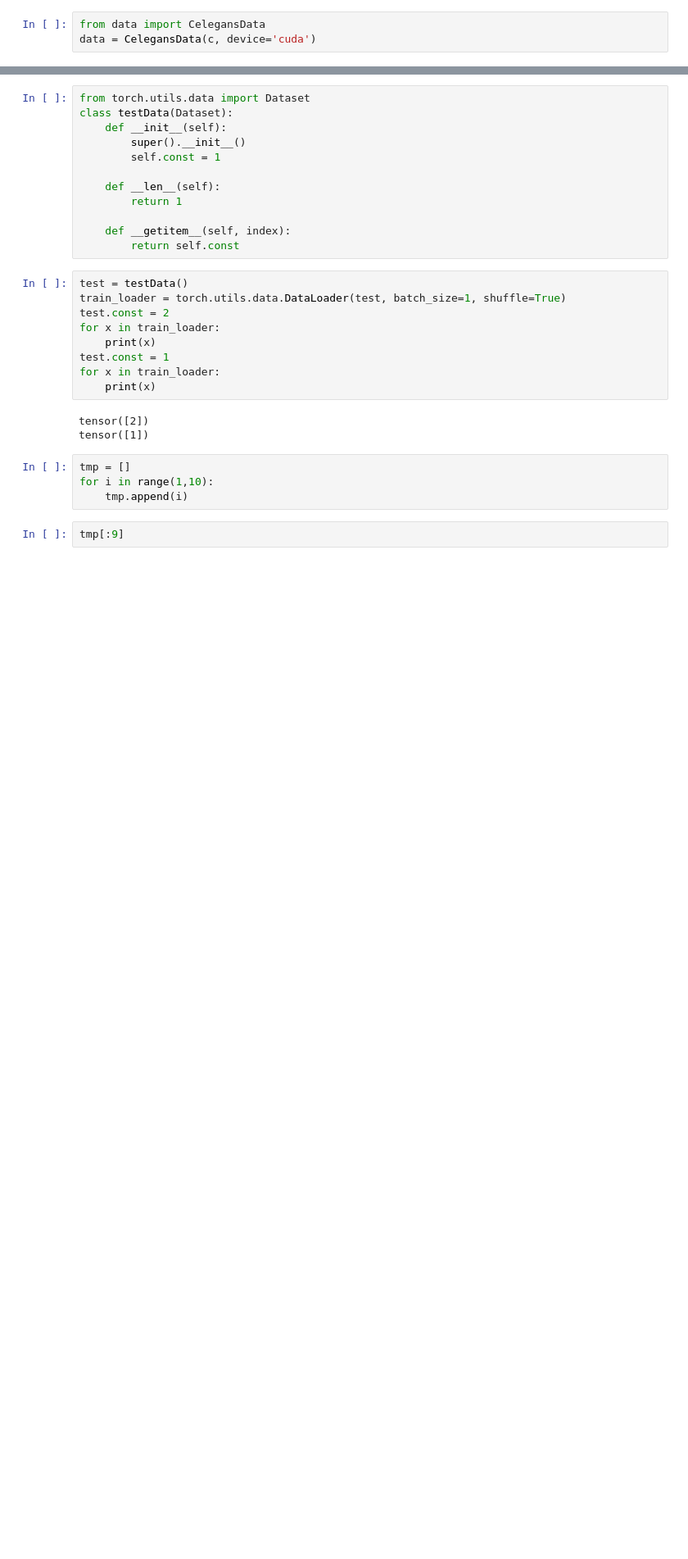
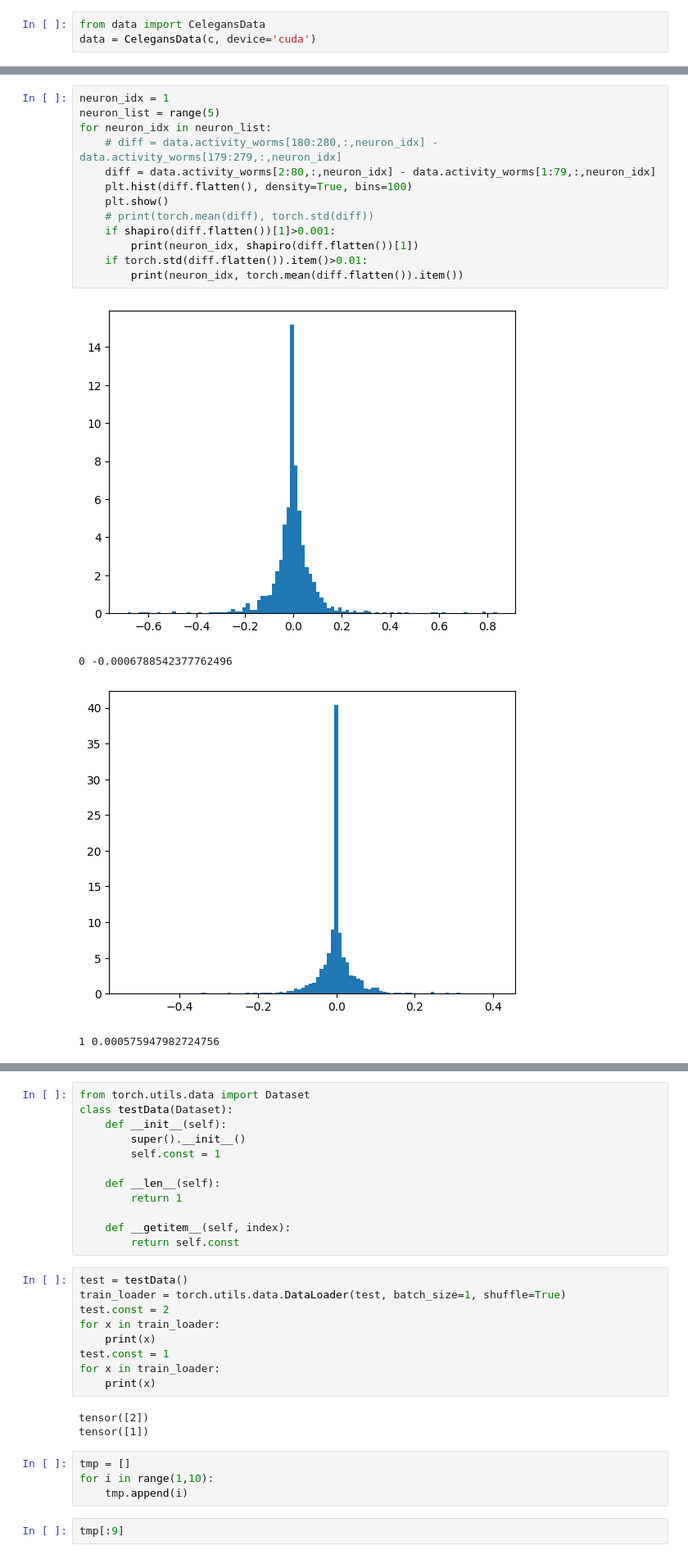
Before and after one commit to chinsengi/score_RNN, a Jupyter notebook: misc.ipynb, the cells around one changed output, grey strips where cells are left out. Shown at 82% size. Saved outputs shown, nothing was run; the diff lists cells and outputs as text; blank space fills up the shorter version.

```diff
--- a/misc.ipynb
+++ b/misc.ipynb
@@ -226,0 +223,18 @@ torch.sum(torch.isnan(data.activity_samples)).item()
+# %%
+neuron_idx = 1
+neuron_list = range(5)
+for neuron_idx in neuron_list:
+    # diff = data.activity_worms[180:280,:,neuron_idx] - data.activity_worms[179:279,:,neuron_idx]
+    diff = data.activity_worms[2:80,:,neuron_idx] - data.activity_worms[1:79,:,neuron_idx]
+    plt.hist(diff.flatten(), density=True, bins=100)
+    plt.show()
+    # print(torch.mean(diff), torch.std(diff))
+    if shapiro(diff.flatten())[1]>0.001:
+        print(neuron_idx, shapiro(diff.flatten())[1])
+    if torch.std(diff.flatten()).item()>0.01:
+        print(neuron_idx, torch.mean(diff.flatten()).item())
+# %% [output]
+[figure, added]
+0 -0.0006788542377762496
+[figure, added]
+1 0.000575947982724756
```
Also changed, not shown: parts of 12 cells of this notebook, 2 other files.
